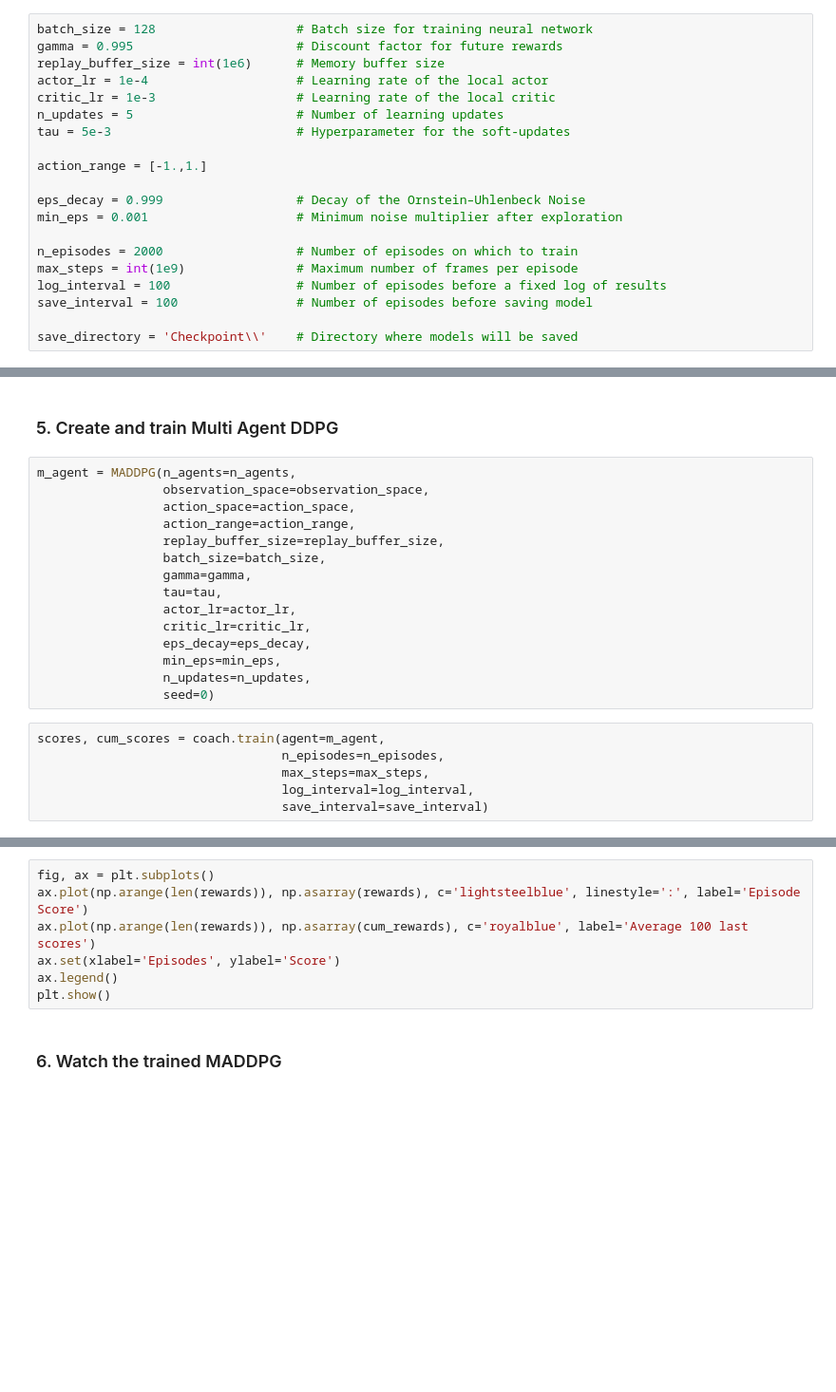
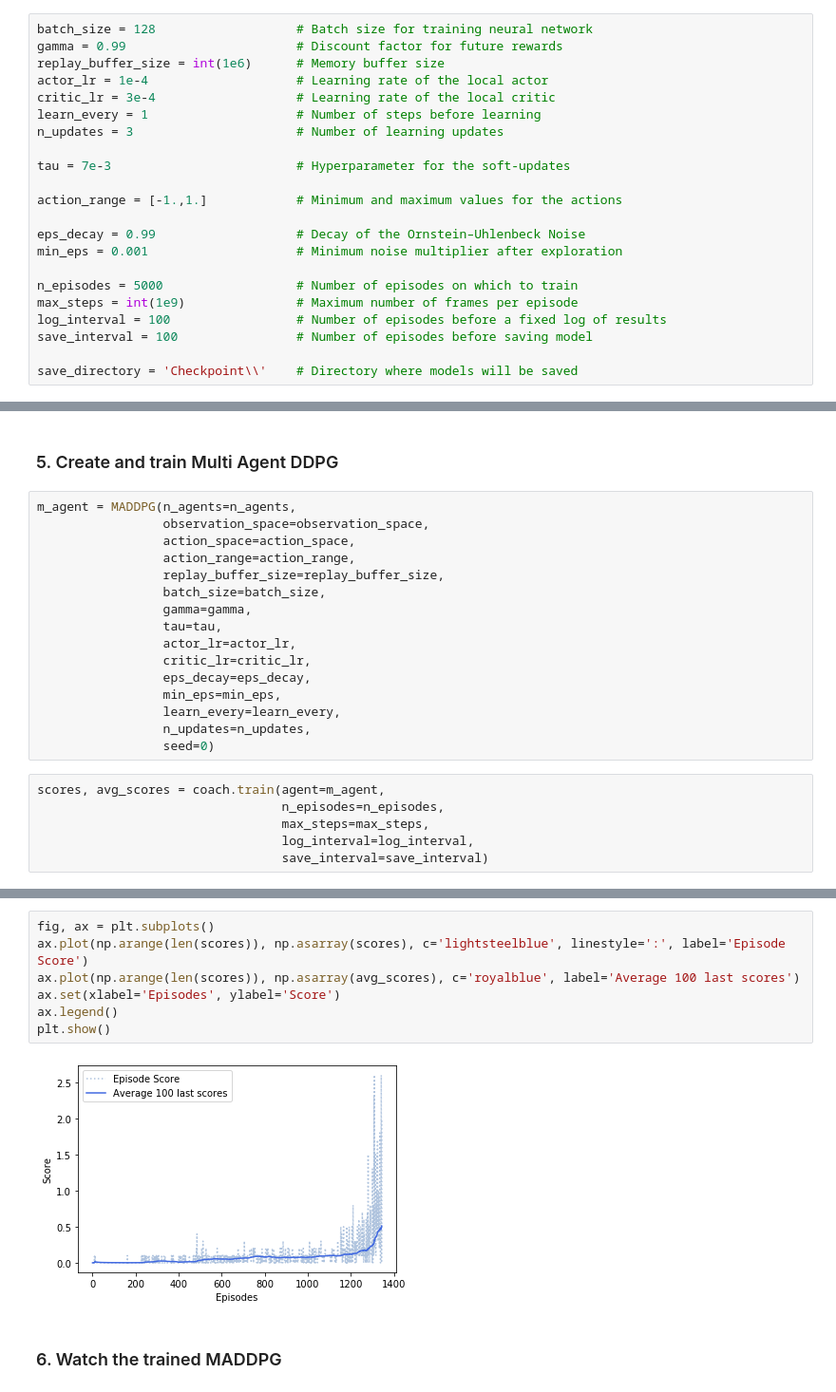
Before and after one commit to AlexandreGuilbault/MADDPG, a Jupyter notebook: Report.ipynb, the cells around one changed output, grey strips where cells are left out. Shown: that part at 95% size. Drawn from its saved outputs; the diff is of its cells as text; blank space fills up the shorter version.

```diff
--- a/Report.ipynb
+++ b/Report.ipynb
@@ -92,19 +94,21 @@ And can make an action of length: 2
 The following settings and parameters have been used to train the MADDPG.
 # %%
 batch_size = 128                   # Batch size for training neural network
-gamma = 0.995                      # Discount factor for future rewards
+gamma = 0.99                       # Discount factor for future rewards
 replay_buffer_size = int(1e6)      # Memory buffer size
 actor_lr = 1e-4                    # Learning rate of the local actor
-critic_lr = 1e-3                   # Learning rate of the local critic
-n_updates = 5                      # Number of learning updates
-tau = 5e-3                         # Hyperparameter for the soft-updates
+critic_lr = 3e-4                   # Learning rate of the local critic
+learn_every = 1                    # Number of steps before learning
+n_updates = 3                      # Number of learning updates
 
-action_range = [-1.,1.]
+tau = 7e-3                         # Hyperparameter for the soft-updates
 
-eps_decay = 0.999                  # Decay of the Ornstein–Uhlenbeck Noise
+action_range = [-1.,1.]            # Minimum and maximum values for the actions
+
+eps_decay = 0.99                   # Decay of the Ornstein–Uhlenbeck Noise
 min_eps = 0.001                    # Minimum noise multiplier after exploration
 
-n_episodes = 2000                  # Number of episodes on which to train
+n_episodes = 5000                  # Number of episodes on which to train
 max_steps = int(1e9)               # Maximum number of frames per episode
 log_interval = 100                 # Number of episodes before a fixed log of results
 save_interval = 100                # Number of episodes before saving model
@@ -140,10 +150,11 @@ m_agent = MADDPG(n_agents=n_agents,
                  critic_lr=critic_lr,
                  eps_decay=eps_decay,
                  min_eps=min_eps,
+                 learn_every=learn_every,
                  n_updates=n_updates,
                  seed=0)
 # %%
-scores, cum_scores = coach.train(agent=m_agent,
+scores, avg_scores = coach.train(agent=m_agent,
                                  n_episodes=n_episodes,
                                  max_steps=max_steps,
                                  log_interval=log_interval,
@@ -162,9 +178,11 @@ Episode:  956/2000 | Cum.Avg.Score: 0.386 | Epis.Score: 2.500 | Elaps.Time: 6h 3
 # %%
 fig, ax = plt.subplots()
-ax.plot(np.arange(len(rewards)), np.asarray(rewards), c='lightsteelblue', linestyle=':', label='Episode Score')
-ax.plot(np.arange(len(rewards)), np.asarray(cum_rewards), c='royalblue', label='Average 100 last scores')
+ax.plot(np.arange(len(scores)), np.asarray(scores), c='lightsteelblue', linestyle=':', label='Episode Score')
+ax.plot(np.arange(len(scores)), np.asarray(avg_scores), c='royalblue', label='Average 100 last scores')
 ax.set(xlabel='Episodes', ylabel='Score')
 ax.legend()
 plt.show()
+# %% [output]
+[figure, added]
 # %% [markdown]
 ### 6. Watch the trained MADDPG
```
Also changed, not shown: parts of 8 cells of this notebook, 12 other files.
